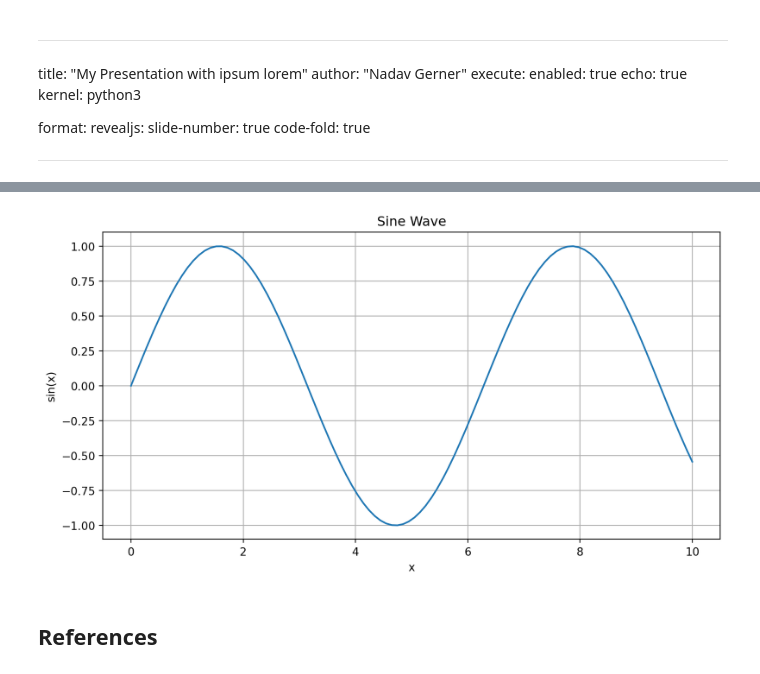
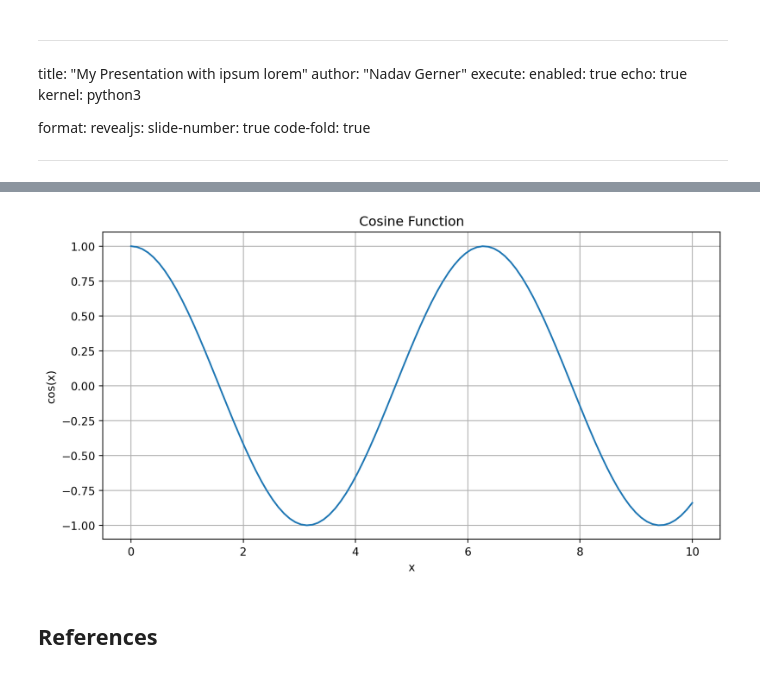
Before and after one commit to nadavgerner/5000-lab-1.2, a Jupyter notebook: simple_quarto_website/slides/slides.ipynb, the cells around one changed output, grey strips where cells are left out. Cells and saved outputs as stored; diff of their text form; code cells hidden in the pictures.

Commit message:
Changed function in slides

```diff
--- a/simple_quarto_website/slides/slides.ipynb
+++ b/simple_quarto_website/slides/slides.ipynb
@@ -31,19 +31,19 @@ format:
 # %%
 import matplotlib.pyplot as plt
 import numpy as np
 
 # Generate some data
 x = np.linspace(0, 10, 100)
-y = np.sin(x)
+y = np.cos(x)
 
 # Plotting the data
 plt.plot(x, y)
-plt.title("Sine Wave")
+plt.title("Cosine Function")
 plt.xlabel("x")
-plt.ylabel("sin(x)")
+plt.ylabel("cos(x)")
 plt.grid(True)
 plt.show()
 # %% [output]
-[figure, old version]
+[figure, new version]
 # %% [markdown]
 ## References
```
Also changed, not shown: 20 other files.
